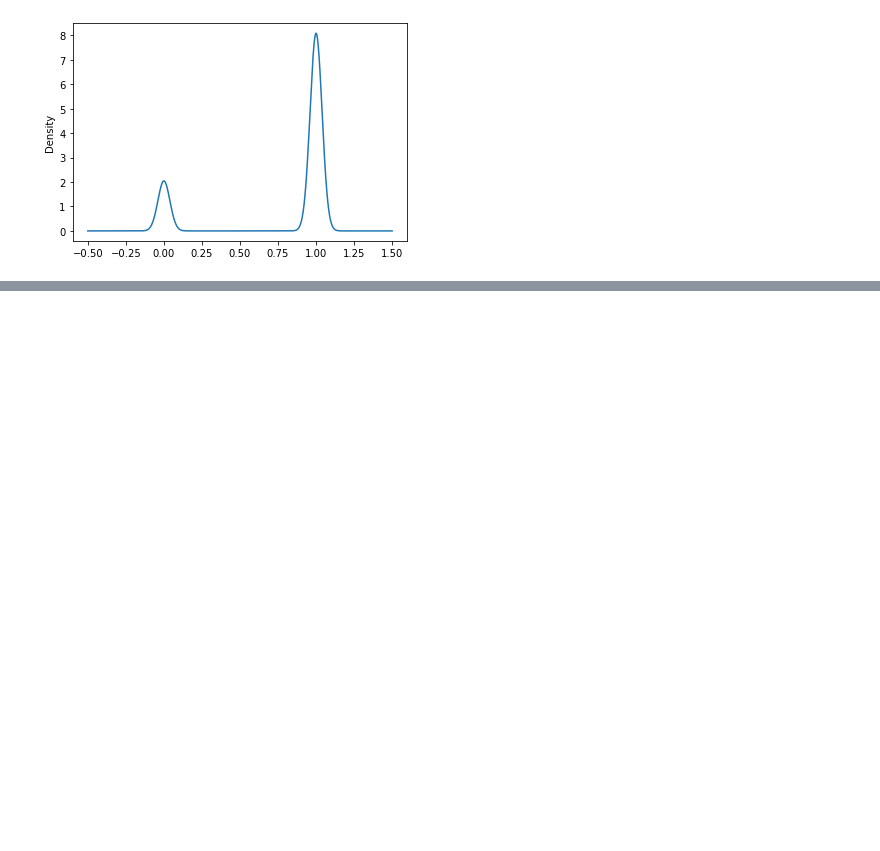
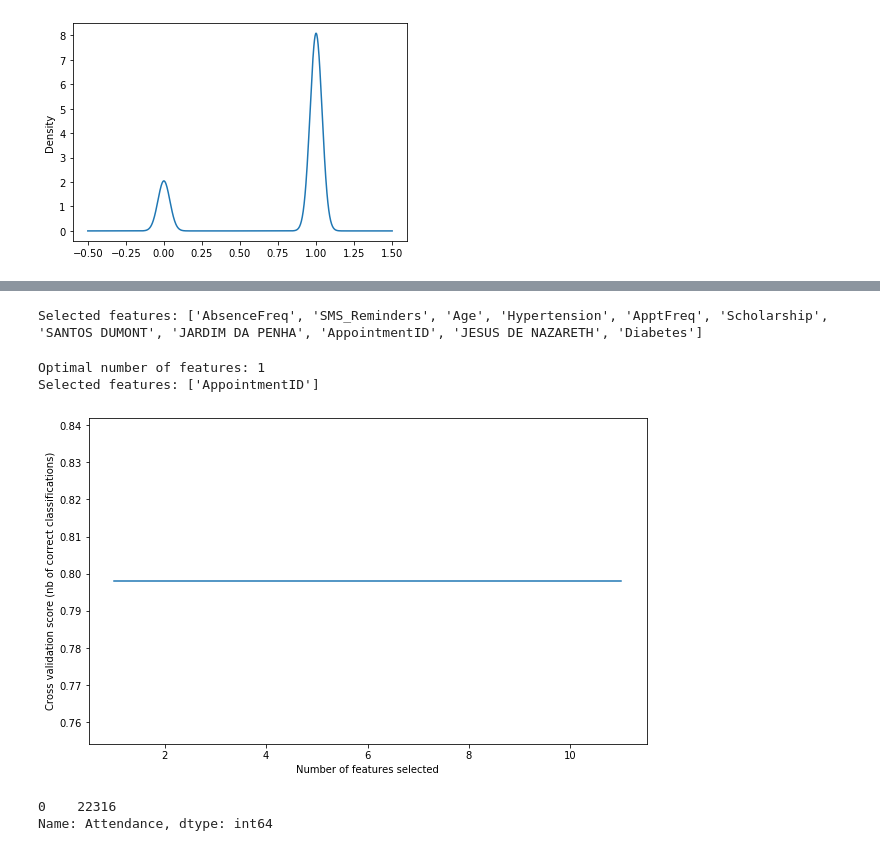
Before and after one commit to JordanPhilipMeyer/PatientNoShow, a Jupyter notebook: PredictNoShow.ipynb, the cells around one changed output, grey strips where cells are left out. Saved outputs shown, nothing was run; the diff lists cells and outputs as text; code cells hidden in the pictures; blank space fills up the shorter version.

```diff
--- a/PredictNoShow.ipynb
+++ b/PredictNoShow.ipynb
@@ -676,0 +698,42 @@ sns.factorplot(x='ApptFreq', y='Attendance', col='SMS_Reminders', kind = 'bar',
+# %%
+from sklearn.linear_model import LogisticRegression
+from sklearn.feature_selection import RFE
+
+cols = ["AbsenceFreq","SMS_Reminders","Age","Hypertension","ApptFreq","Scholarship","SANTOS DUMONT","JARDIM DA PENHA","AppointmentID", "JESUS DE NAZARETH", "Diabetes"]
+X = df_with_dummy[cols]
+y = df_with_dummy['Attendance']
+# Build a logreg and compute the feature importances
+model = LogisticRegression(solver='lbfgs')
+# create the RFE model and select 8 attributes
+rfe = RFE(model,11)
+rfe = rfe.fit(X, y)
+# summarize the selection of the attributes
+print('Selected features: %s' % list(X.columns[rfe.support_]))
+# %% [output]
+Selected features: ['AbsenceFreq', 'SMS_Reminders', 'Age', 'Hypertension', 'ApptFreq', 'Scholarship', 'SANTOS DUMONT', 'JARDIM DA PENHA', 'AppointmentID', 'JESUS DE NAZARETH', 'Diabetes']
+# %%
+from sklearn.feature_selection import RFECV
+import matplotlib.pyplot as plt
+# Create the RFE object and compute a cross-validated score.
+# The "accuracy" scoring is proportional to the number of correct classifications
+rfecv = RFECV(estimator=LogisticRegression(solver='lbfgs'), step=1, cv=10, scoring='accuracy')
+rfecv.fit(X, y)
+
+print("Optimal number of features: %d" % rfecv.n_features_)
+print('Selected features: %s' % list(X.columns[rfecv.support_]))
+
+# Plot number of features VS. cross-validation scores
+plt.figure(figsize=(10,6))
+plt.xlabel("Number of features selected")
+plt.ylabel("Cross validation score (nb of correct classifications)")
+plt.plot(range(1, len(rfecv.grid_scores_) + 1), rfecv.grid_scores_)
+plt.show()
+# %% [output]
+Optimal number of features: 1
+Selected features: ['AppointmentID']
+[figure, added]
+# %%
+df_with_dummy.Attendance[df_with_dummy.Attendance == 0].value_counts()
+# %% [output]
+0    22316
+Name: Attendance, dtype: int64
```
Also changed, not shown: parts of 12 cells of this notebook.
